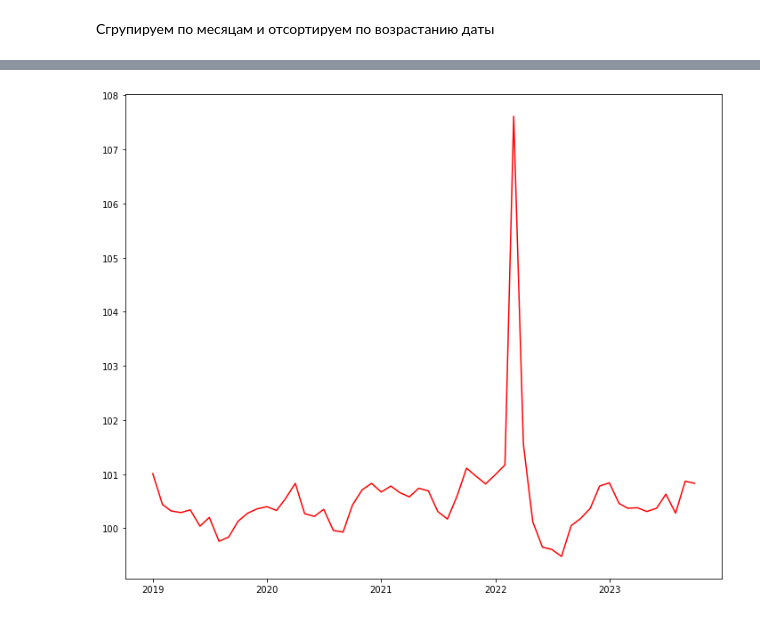
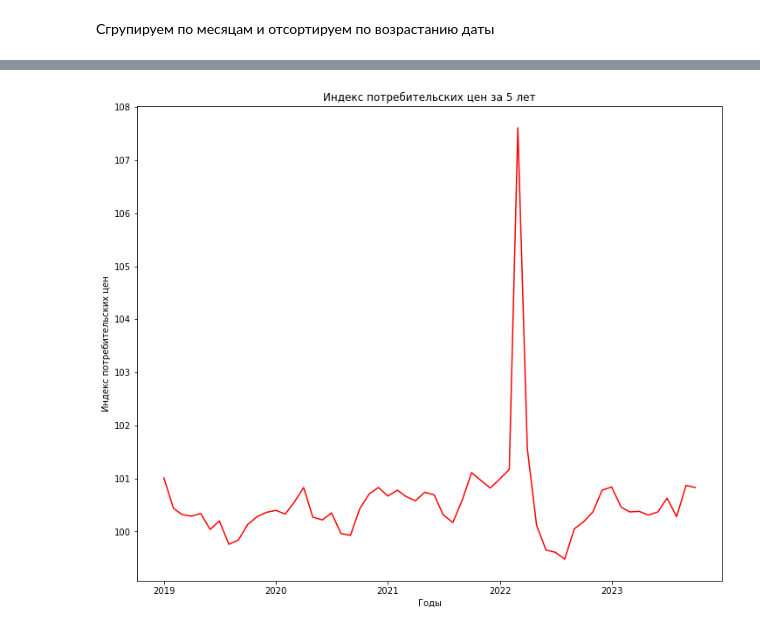
Before and after one commit to MBallod/Netologia_DS_Homeworks, a Jupyter notebook: FinaLHW_DS_Ballod.ipynb, the cells around one changed output, grey strips where cells are left out. Saved outputs shown, nothing was run; the diff lists cells and outputs as text; code cells hidden in the pictures.

```diff
--- a/FinaLHW_DS_Ballod.ipynb
+++ b/FinaLHW_DS_Ballod.ipynb
@@ -24,14 +21,0 @@ new_cpi.head()
-# %%
-new_cpi = cpi[-5:].reset_index(drop = True).copy()
-new_cpi.columns = range(0, 13)
-#cpi.loc[0][1] # первая [] - номер строки, вторая [] - номер столбца не считая индекс
-#new_cpi.stack()
-row_in_loop = 0
-cpi_in_column = pd.DataFrame(columns = ['year_', 'month_', 'cpi_value'], index=range(1, new_cpi.size))
-for row_ in range(1,len(new_cpi)+1):
-    for column_ in range(1, len(new_cpi.columns)):
-          row_in_loop +=1
-
-          cpi_in_column.loc[row_in_loop]['year_'] = 2018 + row_
-          cpi_in_column.loc[row_in_loop]['month_'] = column_
-          cpi_in_column.loc[row_in_loop]['cpi_value'] = new_cpi.loc[row_-1][column_]
@@ -53,0 +22,5 @@ cpi_in_column.head(10)
+# %%
+cpi_in_column = new_cpi.set_index(0).stack().to_frame(name = 'cpi')
+cpi_in_column.reset_index(inplace= True)
+cpi_in_column.rename(columns={0:'year_', 'level_1':'month_'}, inplace=True)
+cpi_in_column.head()
@@ -84,9 +69,11 @@ plt.show()
 # %%
 cpi_in_column.dropna(inplace=True, how='any')
 cpi_in_column['date'] = cpi_in_column['month_'].map(str)+ '-' +cpi_in_column['year_'].map(str)
 cpi_in_column['date'] = pd.to_datetime(cpi_in_column['date'], format='%m-%Y')
-fig, ax = plt.subplots()
-plt.plot_date(cpi_in_column['date'], cpi_in_column['cpi_value'], fmt='-r')
+plt.title('Индекс потребительских цен за 5 лет')
+plt.xlabel('Годы')
+plt.ylabel('Индекс потребительских цен')
+plt.plot_date(cpi_in_column['date'], cpi_in_column['cpi'], fmt='-r')
 plt.show()
 # %% [output]
-[figure, old version]
+[figure, new version]
```
Also changed, not shown: parts of 9 cells of this notebook, 2 other files.
